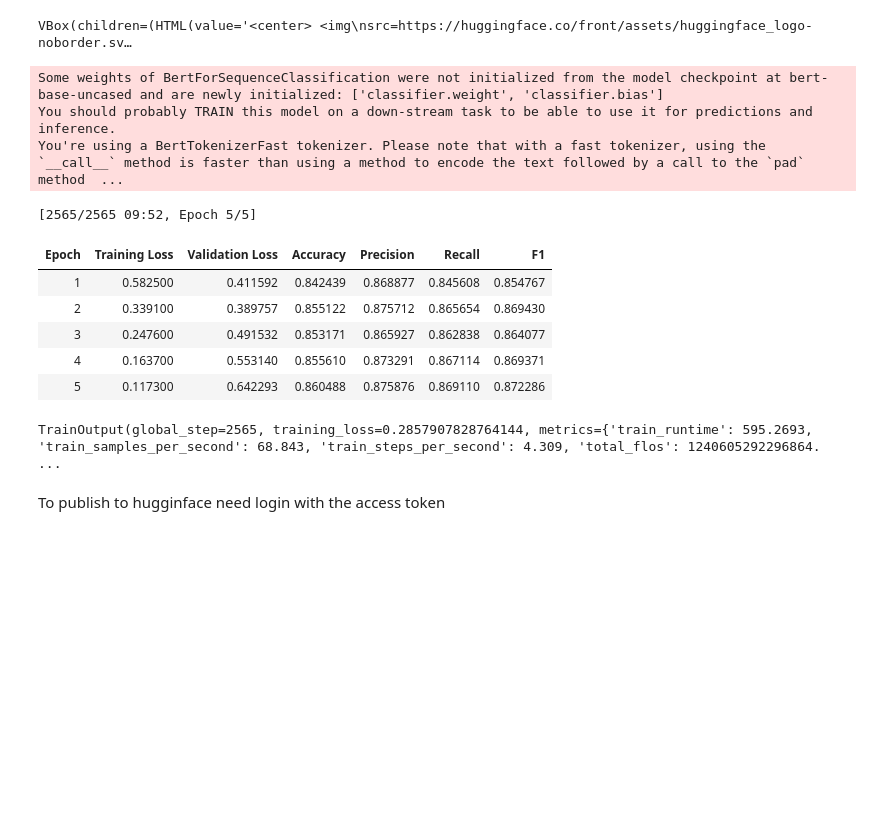
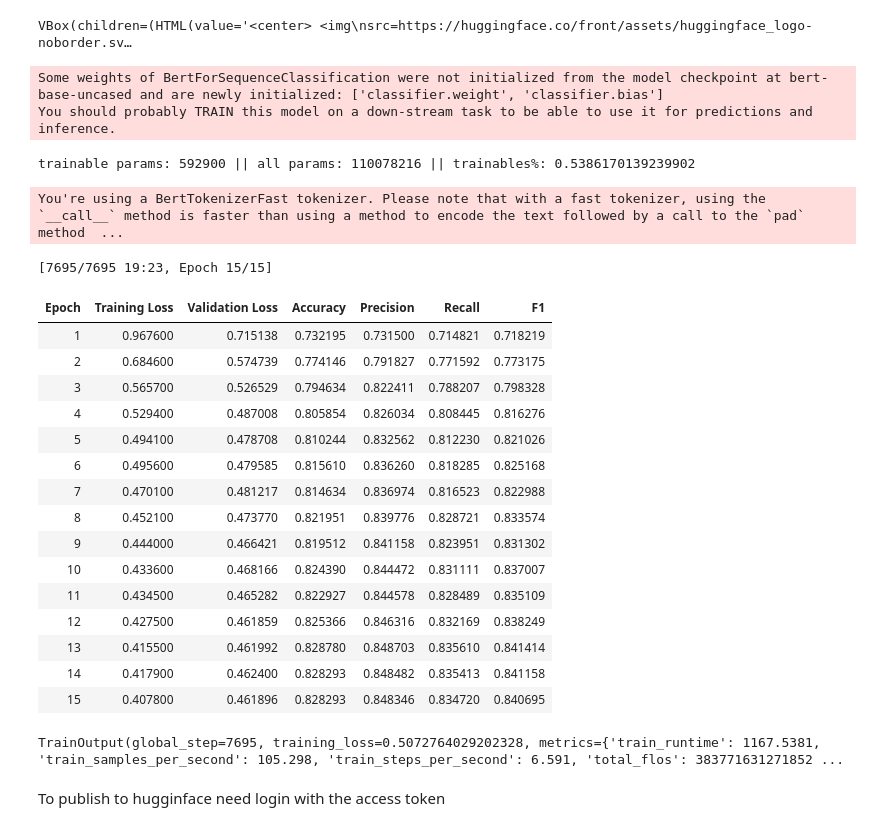
Before and after one commit to IgorCzudy/whatsapp_message_clasterization, a Jupyter notebook: notebooks/GC_Training.ipynb, the cells around one changed output. Cells and saved outputs as stored; diff of their text form; code cells hidden in the pictures; blank space fills up the shorter version.

```diff
--- a/notebooks/GC_Training.ipynb
+++ b/notebooks/GC_Training.ipynb
@@ -138,53 +139,87 @@ from huggingface_hub import notebook_login
 notebook_login()
 # %% [output]
 VBox(children=(HTML(value='<center> <img\nsrc=https://huggingface.co/front/assets/huggingface_logo-noborder.sv…
+# %%
+from transformers import AutoModelForSequenceClassification, Trainer, TrainingArguments
+from peft import get_peft_config, PeftModel, PeftConfig, get_peft_model, LoraConfig, TaskType
+
+id2label = {0: "GENERAL", 1: "FOOTBALL", 2: "PARTY", 3: "MUSIC"}
+label2id = {"GENERAL": 0, "FOOTBALL": 1, "PARTY": 2, "MUSIC": 3}
+
+model = AutoModelForSequenceClassification.from_pretrained(
+    "bert-base-uncased",
+    num_labels=4, id2label=id2label, label2id=label2id
+)
+
+def print_trainable_parameters(model):
+  """
+  Prints the number of trainable parameters in the model.
+  """
+  trainable_params = 0
+  all_param = 0
+  for _, param in model.named_parameters():
+    all_param += param.numel()
+    if param.requires_grad:
+      trainable_params += param.numel()
+  print(
+      f"trainable params: {trainable_params} || all params: {all_param} || trainables%: {100 * trainable_params / all_param}"
+  )
+peft_config = LoraConfig(
+    task_type=TaskType.SEQ_CLS, inference_mode=False, r=16, lora_alpha=32, lora_dropout=0.1
+)
+# %% [output]
+Some weights of BertForSequenceClassification were not initialized from the model checkpoint at bert-base-uncased and are newly initialized: ['classifier.weight', 'classifier.bias']
+You should probably TRAIN this model on a down-stream task to be able to use it for predictions and inference.
+# %%
+model = get_peft_model(model, peft_config)
+print_trainable_parameters(model)
+# %% [output]
+trainable params: 592900 || all params: 110078216 || trainables%: 0.5386170139239902
 # %%
-from transformers import AutoModelForSequenceClassification, Trainer, TrainingArguments
-
-id2label = {0: "GENERAL", 1: "FOOTBALL", 2: "PARTY", 3: "MUSIC"}
-label2id = {"GENERAL": 0, "FOOTBALL": 1, "PARTY": 2, "MUSIC": 3}
-
-model = AutoModelForSequenceClassification.from_pretrained(
-    "bert-base-uncased",
-    num_labels=4, id2label=id2label, label2id=label2id
-)
-
 training_args = TrainingArguments(
-    output_dir="whatsapp-group-classifier",
-    learning_rate=2e-5,
+    output_dir="whatsapp-group-classifierv2",
+    learning_rate=4e-5,
     per_device_train_batch_size=16,
     per_device_eval_batch_size=16,
-    num_train_epochs=5,
+    num_train_epochs=15,
     weight_decay=0.01,
     evaluation_strategy="epoch",
     save_strategy="epoch",
     load_best_model_at_end=True,
     push_to_hub=True,
 )
 
 trainer = Trainer(
     model=model,
     args=training_args,
     train_dataset=dataset_train,
     eval_dataset=dataset_test,
     tokenizer=tokenizer,
     data_collator=data_collator,
     compute_metrics=compute_metrics,
 )
 
 trainer.train()
 # %% [output]
-Some weights of BertForSequenceClassification were not initialized from the model checkpoint at bert-base-uncased and are newly initialized: ['classifier.weight', 'classifier.bias']
-You should probably TRAIN this model on a down-stream task to be able to use it for predictions and inference.
 You're using a BertTokenizerFast tokenizer. Please note that with a fast tokenizer, using the `__call__` method is faster than using a method to encode the text followed by a call to the `pad` method  ...
-[2565/2565 09:52, Epoch 5/5]
+[7695/7695 19:23, Epoch 15/15]
 | Epoch | Training Loss | Validation Loss | Accuracy | Precision | Recall | F1 |
-| 1 | 0.582500 | 0.411592 | 0.842439 | 0.868877 | 0.845608 | 0.854767 |
-| 2 | 0.339100 | 0.389757 | 0.855122 | 0.875712 | 0.865654 | 0.869430 |
-| 3 | 0.247600 | 0.491532 | 0.853171 | 0.865927 | 0.862838 | 0.864077 |
-| 4 | 0.163700 | 0.553140 | 0.855610 | 0.873291 | 0.867114 | 0.869371 |
-| 5 | 0.117300 | 0.642293 | 0.860488 | 0.875876 | 0.869110 | 0.872286 |
+| 1 | 0.967600 | 0.715138 | 0.732195 | 0.731500 | 0.714821 | 0.718219 |
+| 2 | 0.684600 | 0.574739 | 0.774146 | 0.791827 | 0.771592 | 0.773175 |
+| 3 | 0.565700 | 0.526529 | 0.794634 | 0.822411 | 0.788207 | 0.798328 |
+| 4 | 0.529400 | 0.487008 | 0.805854 | 0.826034 | 0.808445 | 0.816276 |
+| 5 | 0.494100 | 0.478708 | 0.810244 | 0.832562 | 0.812230 | 0.821026 |
+| 6 | 0.495600 | 0.479585 | 0.815610 | 0.836260 | 0.818285 | 0.825168 |
+| 7 | 0.470100 | 0.481217 | 0.814634 | 0.836974 | 0.816523 | 0.822988 |
+| 8 | 0.452100 | 0.473770 | 0.821951 | 0.839776 | 0.828721 | 0.833574 |
+| 9 | 0.444000 | 0.466421 | 0.819512 | 0.841158 | 0.823951 | 0.831302 |
+| 10 | 0.433600 | 0.468166 | 0.824390 | 0.844472 | 0.831111 | 0.837007 |
+| 11 | 0.434500 | 0.465282 | 0.822927 | 0.844578 | 0.828489 | 0.835109 |
+| 12 | 0.427500 | 0.461859 | 0.825366 | 0.846316 | 0.832169 | 0.838249 |
+| 13 | 0.415500 | 0.461992 | 0.828780 | 0.848703 | 0.835610 | 0.841414 |
+| 14 | 0.417900 | 0.462400 | 0.828293 | 0.848482 | 0.835413 | 0.841158 |
+| 15 | 0.407800 | 0.461896 | 0.828293 | 0.848346 | 0.834720 | 0.840695 |
-TrainOutput(global_step=2565, training_loss=0.2857907828764144, metrics={'train_runtime': 595.2693, 'train_samples_per_second': 68.843, 'train_steps_per_second': 4.309, 'total_flos': 1240605292296864. ...
+TrainOutput(global_step=7695, training_loss=0.5072764029202328, metrics={'train_runtime': 1167.5381, 'train_samples_per_second': 105.298, 'train_steps_per_second': 6.591, 'total_flos': 383771631271852 ...
 # %% [markdown]
 To publish to hugginface need login with the access token
 # %%
```
Also changed, not shown: parts of 5 cells of this notebook.
